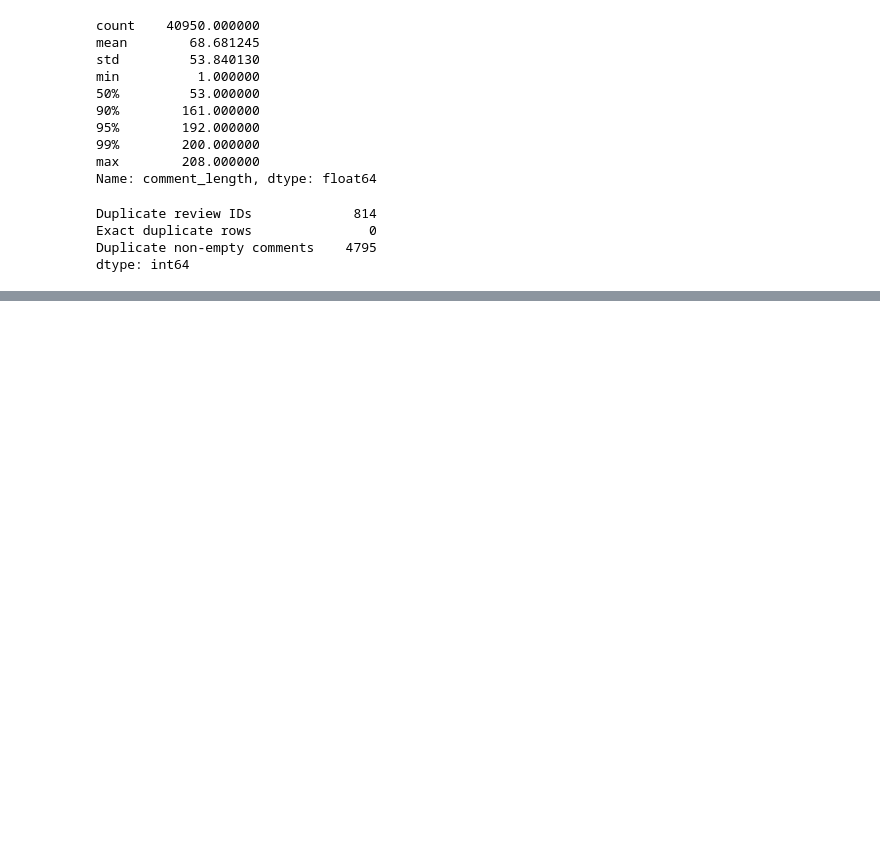
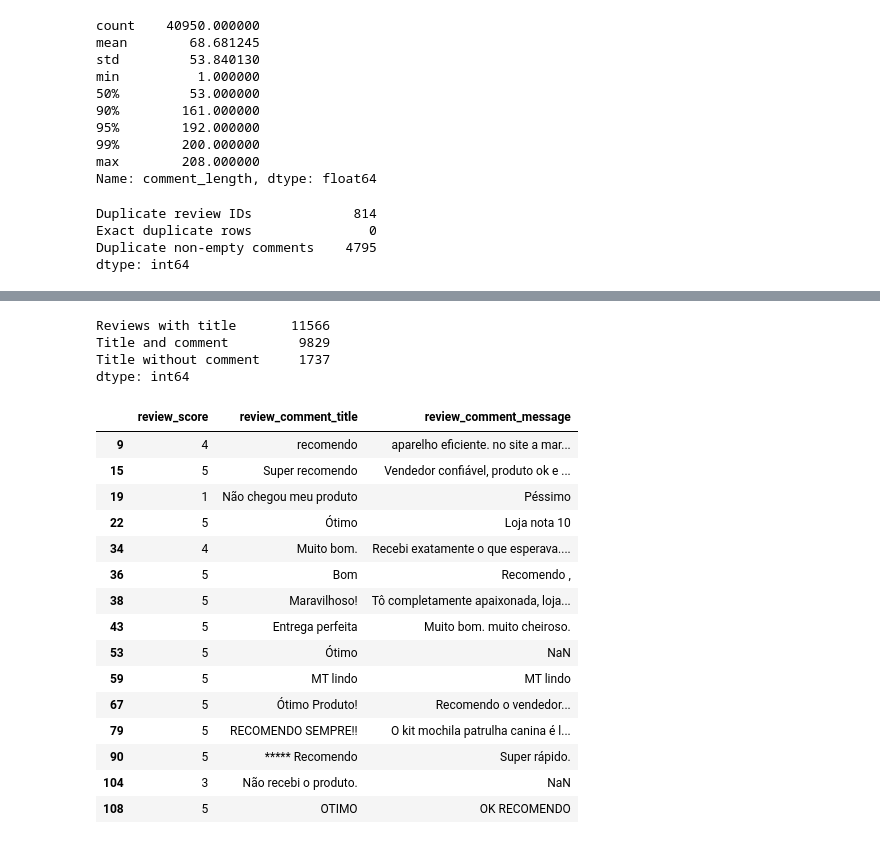
Before and after one commit to erick00denner/tech_challenge_4_voice_of_customer_intelligence_rag, a Jupyter notebook: notebooks/01_exploratory_analysis.ipynb, the cells around one changed output, grey strips where cells are left out. Cells and saved outputs as stored; diff of their text form; code cells hidden in the pictures; blank space fills up the shorter version.

```diff
--- a/notebooks/01_exploratory_analysis.ipynb
+++ b/notebooks/01_exploratory_analysis.ipynb
@@ -132,0 +257,42 @@ dtype: int64
+# %%
+
+"""Measure review title availability and inspect examples."""
+
+titles = reviews["review_comment_title"].fillna("").str.strip()
+has_title = titles.ne("")
+
+title_summary = pd.Series({
+    "Reviews with title": has_title.sum(),
+    "Title and comment": (has_title & has_text).sum(),
+    "Title without comment": (has_title & ~has_text).sum(),
+})
+
+display(title_summary)
+
+display(
+    reviews.loc[
+        has_title,
+        ["review_score", "review_comment_title", "review_comment_message"]
+    ].head(15)
+)
+# %% [output]
+Reviews with title       11566
+Title and comment         9829
+Title without comment     1737
+dtype: int64
+|  | review_score | review_comment_title | review_comment_message |
+| 9 | 4 | recomendo | aparelho eficiente. no site a mar... |
+| 15 | 5 | Super recomendo | Vendedor confiável, produto ok e ... |
+| 19 | 1 | Não chegou meu produto | Péssimo |
+| 22 | 5 | Ótimo | Loja nota 10 |
+| 34 | 4 | Muito bom. | Recebi exatamente o que esperava.... |
+| 36 | 5 | Bom | Recomendo , |
+| 38 | 5 | Maravilhoso! | Tô completamente apaixonada, loja... |
+| 43 | 5 | Entrega perfeita | Muito bom. muito cheiroso. |
+| 53 | 5 | Ótimo | NaN |
+| 59 | 5 | MT lindo | MT lindo |
+| 67 | 5 | Ótimo Produto! | Recomendo o vendedor... |
+| 79 | 5 | RECOMENDO SEMPRE!! | O kit mochila patrulha canina é l... |
+| 90 | 5 | ***** Recomendo | Super rápido. |
+| 104 | 3 | Não recebi o produto. | NaN |
+| 108 | 5 | OTIMO | OK RECOMENDO |
```
Also changed, not shown: parts of 14 cells of this notebook.
